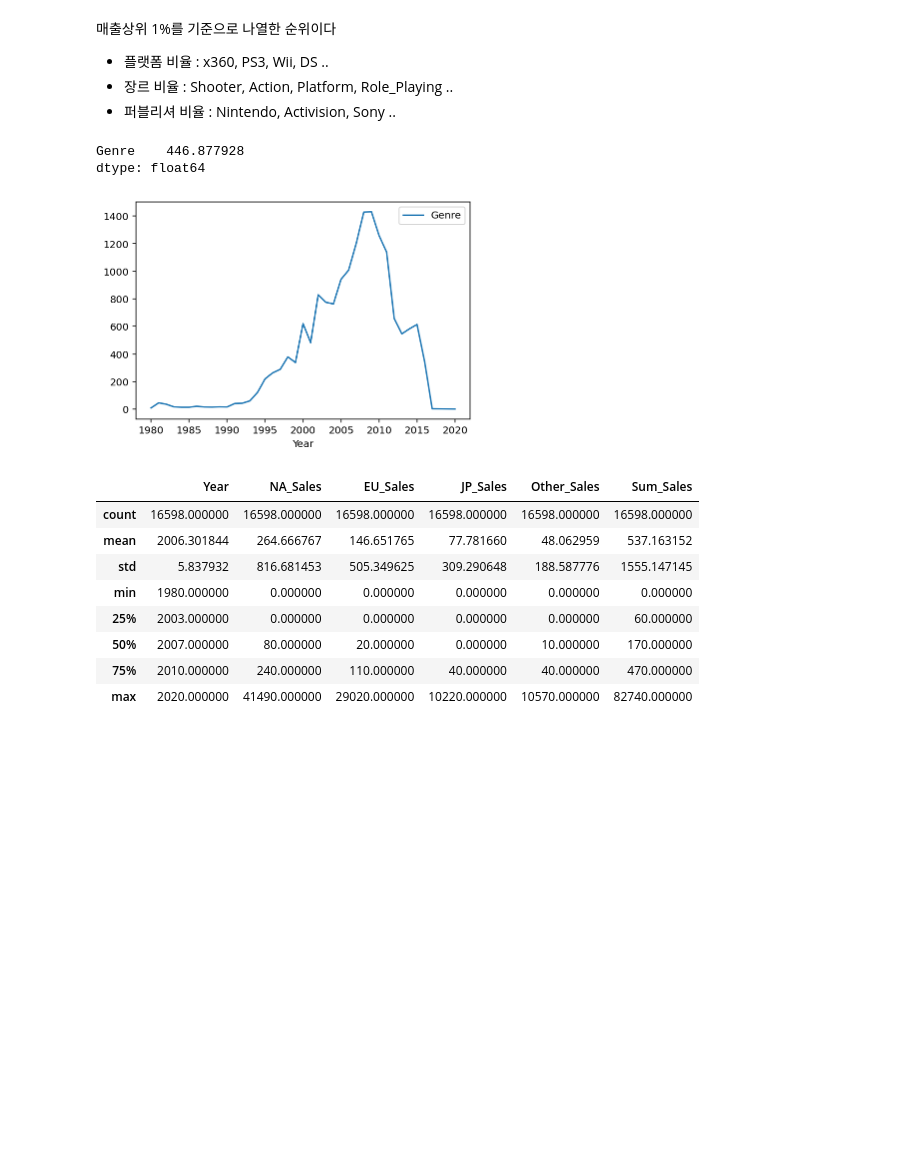
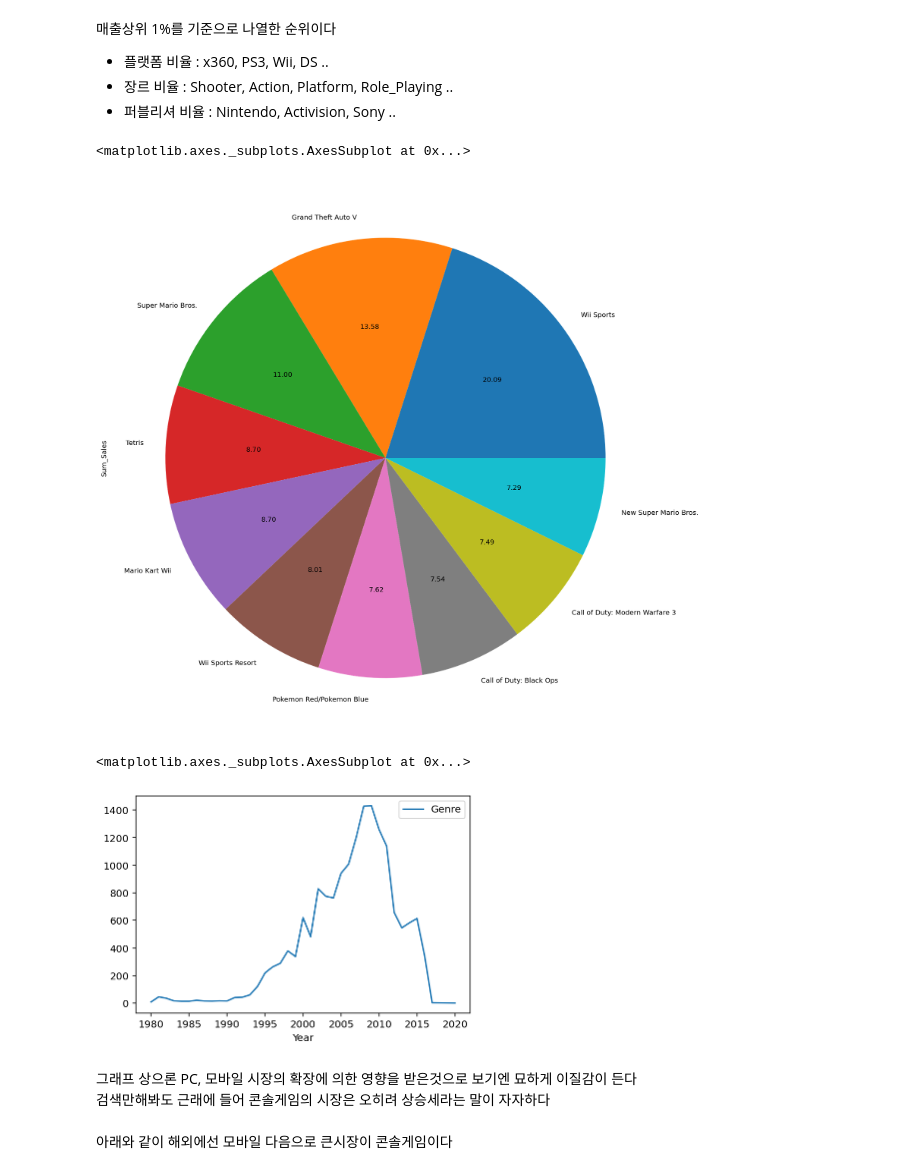
Before and after one commit to C-Designer/Codestates_Section_Project, a Jupyter notebook: Section1_Project.ipynb, the cells around one changed output. Drawn from its saved outputs; the diff is of its cells as text; code cells hidden in the pictures; blank space fills up the shorter version.

```diff
--- a/Section1_Project.ipynb
+++ b/Section1_Project.ipynb
@@ -428,15 +419,17 @@ sns.barplot(x= 'Genre', y= 'Publisher', data= top_Publisher)
   - 플랫폼 비율 : x360, PS3, Wii, DS ..
   - 장르 비율 : Shooter, Action, Platform, Role_Playing ..
   - 퍼블리셔 비율 : Nintendo, Activision, Sony ..
+# %%
+# 플랫폼 합산기준
+df.groupby('Name').sum()['Sum_Sales'].sort_values(ascending= False)[:10].plot(kind='pie', figsize=(15, 15), autopct='%.2f')
+# %% [output]
+<matplotlib.axes._subplots.AxesSubplot at 0x...>
+[figure, added]
 # %%
-# 연도별 데이터수의 표준편차
-from scipy.stats import chisquare
+# 연도별 데이터 분량
 
 count_by_years = df[['Year', 'Genre']].groupby('Year').count()
 count_by_years.plot()
-
-np.std(count_by_years)
 # %% [output]
-Genre    446.877928
-dtype: float64
+<matplotlib.axes._subplots.AxesSubplot at 0x...>
 [figure]
@@ -447,12 +436,5 @@ PS = ['PS3', 'PS', 'PS2', 'PS4', ]
-# %%
-df.describe() # 숫자형 데이터가 Year밖에없다
-# %% [output]
-|  | Year | NA_Sales | EU_Sales | JP_Sales | Other_Sales | Sum_Sales |
-| count | 16598.000000 | 16598.000000 | 16598.000000 | 16598.000000 | 16598.000000 | 16598.000000 |
-| mean | 2006.301844 | 264.666767 | 146.651765 | 77.781660 | 48.062959 | 537.163152 |
-| std | 5.837932 | 816.681453 | 505.349625 | 309.290648 | 188.587776 | 1555.147145 |
-| min | 1980.000000 | 0.000000 | 0.000000 | 0.000000 | 0.000000 | 0.000000 |
-| 25% | 2003.000000 | 0.000000 | 0.000000 | 0.000000 | 0.000000 | 60.000000 |
-| 50% | 2007.000000 | 80.000000 | 20.000000 | 0.000000 | 10.000000 | 170.000000 |
-| 75% | 2010.000000 | 240.000000 | 110.000000 | 40.000000 | 40.000000 | 470.000000 |
-| max | 2020.000000 | 41490.000000 | 29020.000000 | 10220.000000 | 10570.000000 | 82740.000000 |
+# %% [markdown]
+그래프 상으론 PC, 모바일 시장의 확장에 의한 영향을 받은것으로 보기엔 묘하게 이질감이 든다 <br>
+검색만해봐도 근래에 들어 콘솔게임의 시장은 오히려 상승세라는 말이 자자하다<br>
+<br>
+아래와 같이 해외에선 모바일 다음으로 큰시장이 콘솔게임이다
```
Also changed, not shown: parts of 16 cells of this notebook.
